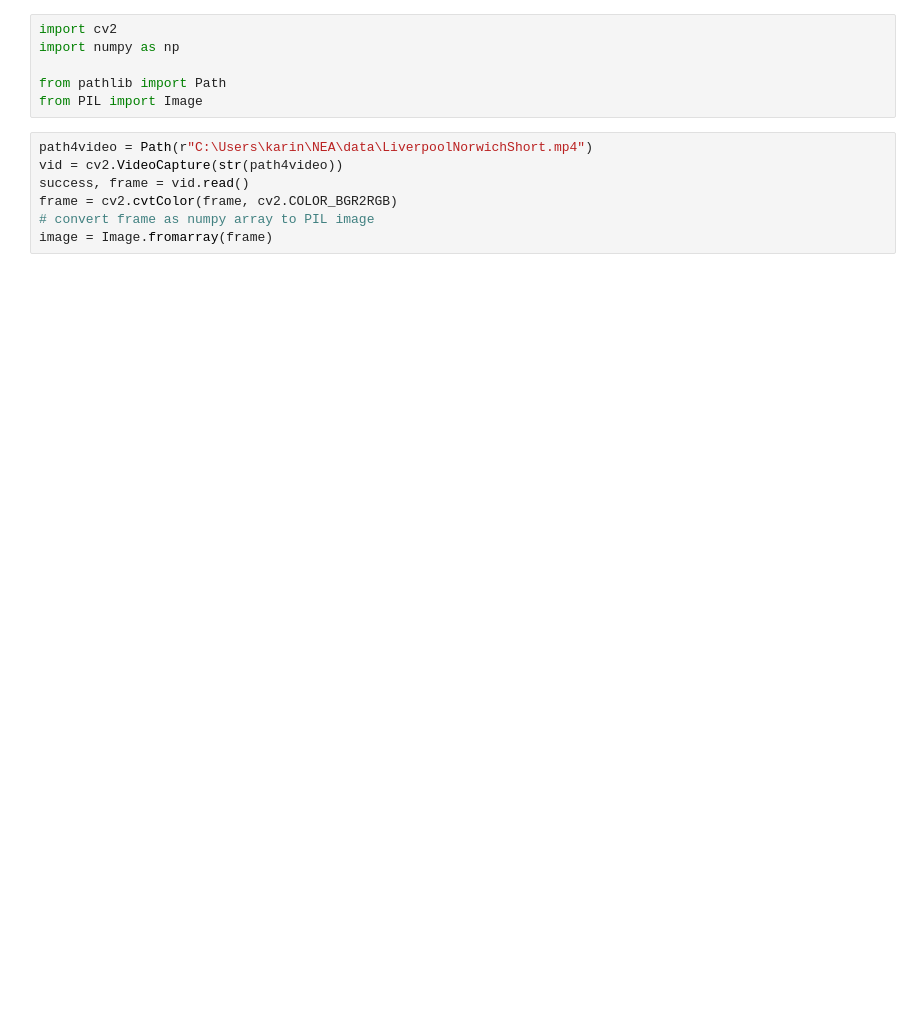
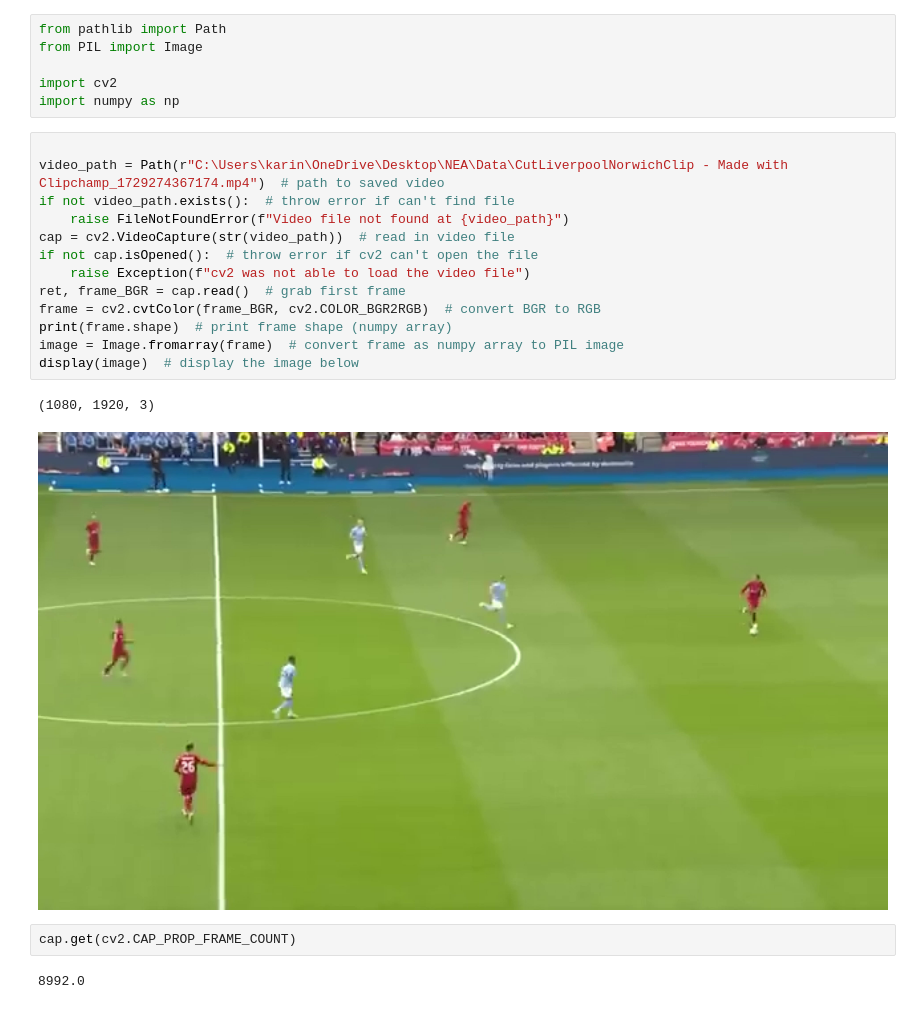
Before and after one commit to KarinHaddon/MatchMentor, a Jupyter notebook: notebooks/labeling_notebook.ipynb, the cells around one changed output. Saved outputs shown, nothing was run; the diff lists cells and outputs as text; blank space fills up the shorter version.

```diff
--- a/notebooks/labeling_notebook.ipynb
+++ b/notebooks/labeling_notebook.ipynb
@@ -1,14 +1,27 @@
 # %%
+from pathlib import Path
+from PIL import Image
+
 import cv2
 import numpy as np
-
-from pathlib import Path
-from PIL import Image
-# %%
-path4video = Path(r"C:\Users\karin\NEA\data\LiverpoolNorwichShort.mp4")
-vid = cv2.VideoCapture(str(path4video))
-success, frame = vid.read()
-frame = cv2.cvtColor(frame, cv2.COLOR_BGR2RGB)
-# convert frame as numpy array to PIL image
-image = Image.fromarray(frame)
+# %%
+
+video_path = Path(r"C:\Users\karin\OneDrive\Desktop\NEA\Data\CutLiverpoolNorwichClip - Made with Clipchamp_1729274367174.mp4")  # path to saved video
+if not video_path.exists():  # throw error if can't find file
+    raise FileNotFoundError(f"Video file not found at {video_path}")
+cap = cv2.VideoCapture(str(video_path))  # read in video file
+if not cap.isOpened():  # throw error if cv2 can't open the file
+    raise Exception(f"cv2 was not able to load the video file")
+ret, frame_BGR = cap.read()  # grab first frame
+frame = cv2.cvtColor(frame_BGR, cv2.COLOR_BGR2RGB)  # convert BGR to RGB
+print(frame.shape)  # print frame shape (numpy array)
+image = Image.fromarray(frame)  # convert frame as numpy array to PIL image
+display(image)  # display the image below
+# %% [output]
+(1080, 1920, 3)
+[figure, added]
+# %%
+cap.get(cv2.CAP_PROP_FRAME_COUNT)
+# %% [output]
+8992.0
 # %%
```
Also changed, not shown: parts of 3 cells of this notebook, 18 other files.
